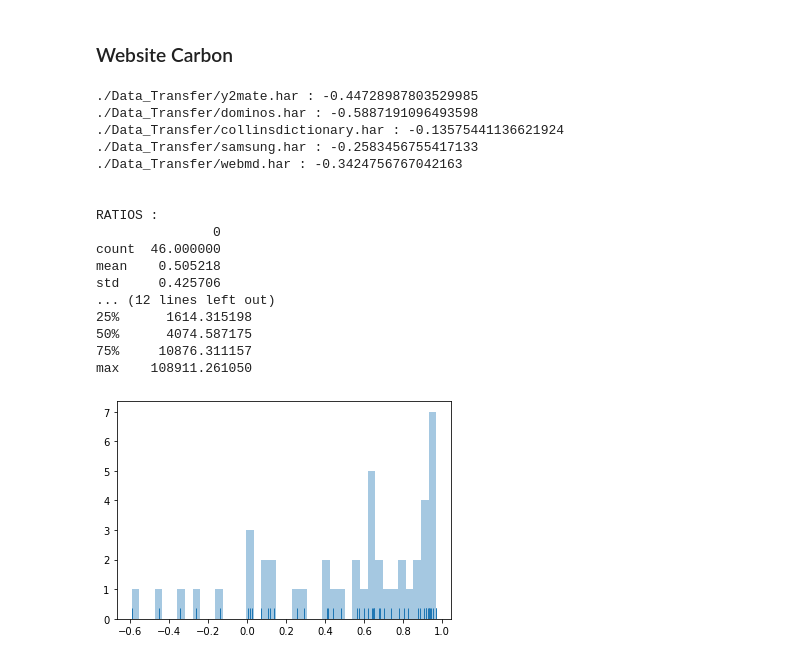
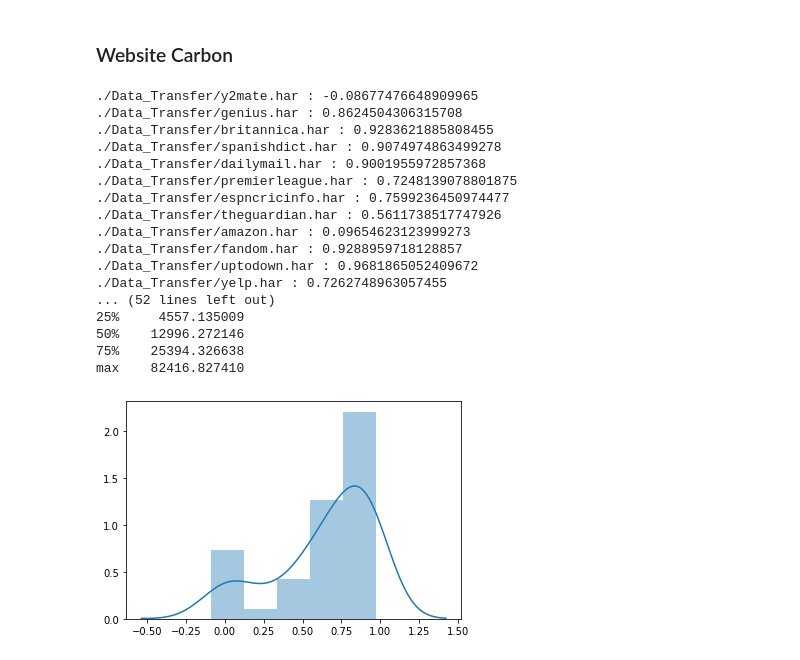
Before and after one commit to gwendal-jouneaux/AdaptableHTML-EnergyConsumption, a Jupyter notebook: WebsiteCarbon.ipynb, the cells around one changed output. Cells and saved outputs as stored; diff of their text form; code cells hidden in the pictures.

Commit message:
update and clean data

```diff
--- a/WebsiteCarbon.ipynb
+++ b/WebsiteCarbon.ipynb
@@ -174,4 +163,5 @@ for HAR_FILE in HAR_FILES:
 # %%
-proxy_consumption = pd.read_csv('NodeProxy.csv')
-proxy_consumption[0]
+proxy_consumption = pd.read_csv('./proxy/NodeProxy.csv', header=None)
+proxy_consumption = proxy_consumption.groupby(0).sum()
+proxy_consumption = proxy_consumption / 100
 # %% [markdown]
@@ -179,3 +169,20 @@ proxy_consumption[0]
 # %%
-vm_consumption = pd.read_csv('HTML.csv')
-vm_consumption[0]
+vm_consumption = pd.read_csv('./proxy/HTML.csv', header=None)
+vm_consumption = vm_consumption.groupby(0).sum()
+vm_consumption = vm_consumption / 10
+# %%
+approach_consumption = []
+for index, row in proxy_consumption.iterrows():
+    parts = index.split(".")
+    entry = { "name" : parts[0], "energy" : row[1]}
+    approach_consumption.append(entry)
+for index, row in vm_consumption.iterrows():
+    parts = index.split(".")
+    entry = { "name" : parts[0], "energy" : row[1]}
+    approach_consumption.append(entry)
+
+approach_consumption = pd.DataFrame(approach_consumption)
+# %%
+approach_consumption = approach_consumption.groupby("name").sum()
+approach_average_consumption = gmean(approach_consumption.loc[:,"energy"])
+print("Geometric mean of energy consumption = " + str(approach_average_consumption))
@@ -186,36 +200,36 @@ vm_consumption[0]
 # %%
 ratios= []
 diffs = []
 for entry in data:
-    ratio = 1 - entry["transferSizes"][ADAPTED] / entry["transferSizes"][NORMAL]
-    if ratio < 0:
-        print(entry["name"] + " : " + str(ratio))
+    ratio = 1 - (entry["energy"][ADAPTED] + approach_average_consumption) / entry["energy"][NORMAL]
+    #if ratio < 0:
+    print(entry["name"] + " : " + str(ratio))
     ratios.append(ratio)
-    diffs.append(energyConsumption(entry["transferSizes"][NORMAL] - entry["transferSizes"][ADAPTED])*1000*3600)
+    diffs.append(entry["energy"][NORMAL] - entry["energy"][ADAPTED] - approach_average_consumption)
 dfRatios = pd.DataFrame(ratios)
 dfDiffs  = pd.DataFrame(diffs)
 print("\n\nRATIOS :")
 print(dfRatios.describe())
 print("\nDIFF(J) :")
 print(dfDiffs.describe())
 
-sns.distplot(ratios, bins=40, kde=False, rug=True);
+sns.distplot(ratios, norm_hist=True);
 # %% [output]
-./Data_Transfer/y2mate.har : -0.44728987803529985
-./Data_Transfer/dominos.har : -0.5887191096493598
-./Data_Transfer/collinsdictionary.har : -0.13575441136621924
-./Data_Transfer/samsung.har : -0.2583456755417133
-./Data_Transfer/webmd.har : -0.3424756767042163
-
-
-RATIOS :
-               0
-count  46.000000
-mean    0.505218
-std     0.425706
-... (12 lines left out)
-25%      1614.315198
-50%      4074.587175
-75%     10876.311157
-max    108911.261050
+./Data_Transfer/y2mate.har : -0.08677476648909965
+./Data_Transfer/genius.har : 0.8624504306315708
+./Data_Transfer/britannica.har : 0.9283621885808455
+./Data_Transfer/spanishdict.har : 0.9074974863499278
+./Data_Transfer/dailymail.har : 0.9001955972857368
+./Data_Transfer/premierleague.har : 0.7248139078801875
+./Data_Transfer/espncricinfo.har : 0.7599236450974477
+./Data_Transfer/theguardian.har : 0.5611738517747926
+./Data_Transfer/amazon.har : 0.09654623123999273
+./Data_Transfer/fandom.har : 0.9288959718128857
+./Data_Transfer/uptodown.har : 0.9681865052409672
+./Data_Transfer/yelp.har : 0.7262748963057455
+... (52 lines left out)
+25%     4557.135009
+50%    12996.272146
+75%    25394.326638
+max    82416.827410
-[figure, old version]
+[figure, new version]
```
Also changed, not shown: parts of 15 cells of this notebook, 9 other files.
